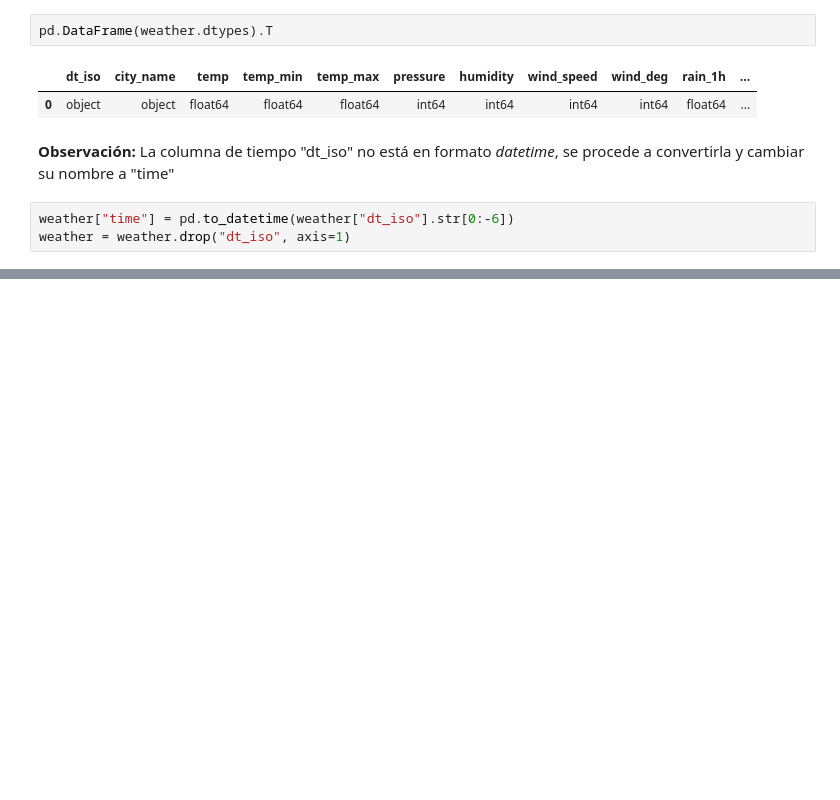
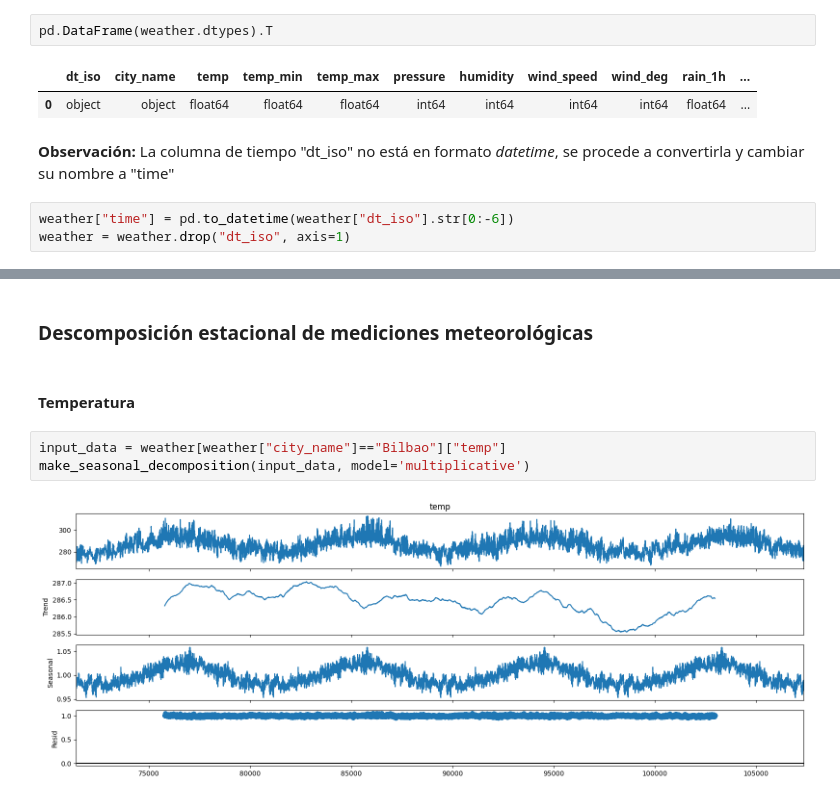
Before and after one commit to pablofem/TFM, a Jupyter notebook: EDA_TFM.ipynb, the cells around one changed output, grey strips where cells are left out. Saved outputs shown, nothing was run; the diff lists cells and outputs as text; blank space fills up the shorter version.

```diff
--- a/EDA_TFM.ipynb
+++ b/EDA_TFM.ipynb
@@ -149,0 +162,10 @@ make_general_histograms(weather_val, figsize=(20, 12), xlabel="métrica", group_
+# %% [markdown]
+### **Descomposición estacional de mediciones meteorológicas**
+# %% [markdown]
+####
+**Temperatura**
+# %%
+input_data = weather[weather["city_name"]=="Bilbao"]["temp"]
+make_seasonal_decomposition(input_data, model='multiplicative')
+# %% [output]
+[figure, added]
```
Also changed, not shown: parts of 25 cells of this notebook, 1 other file.
